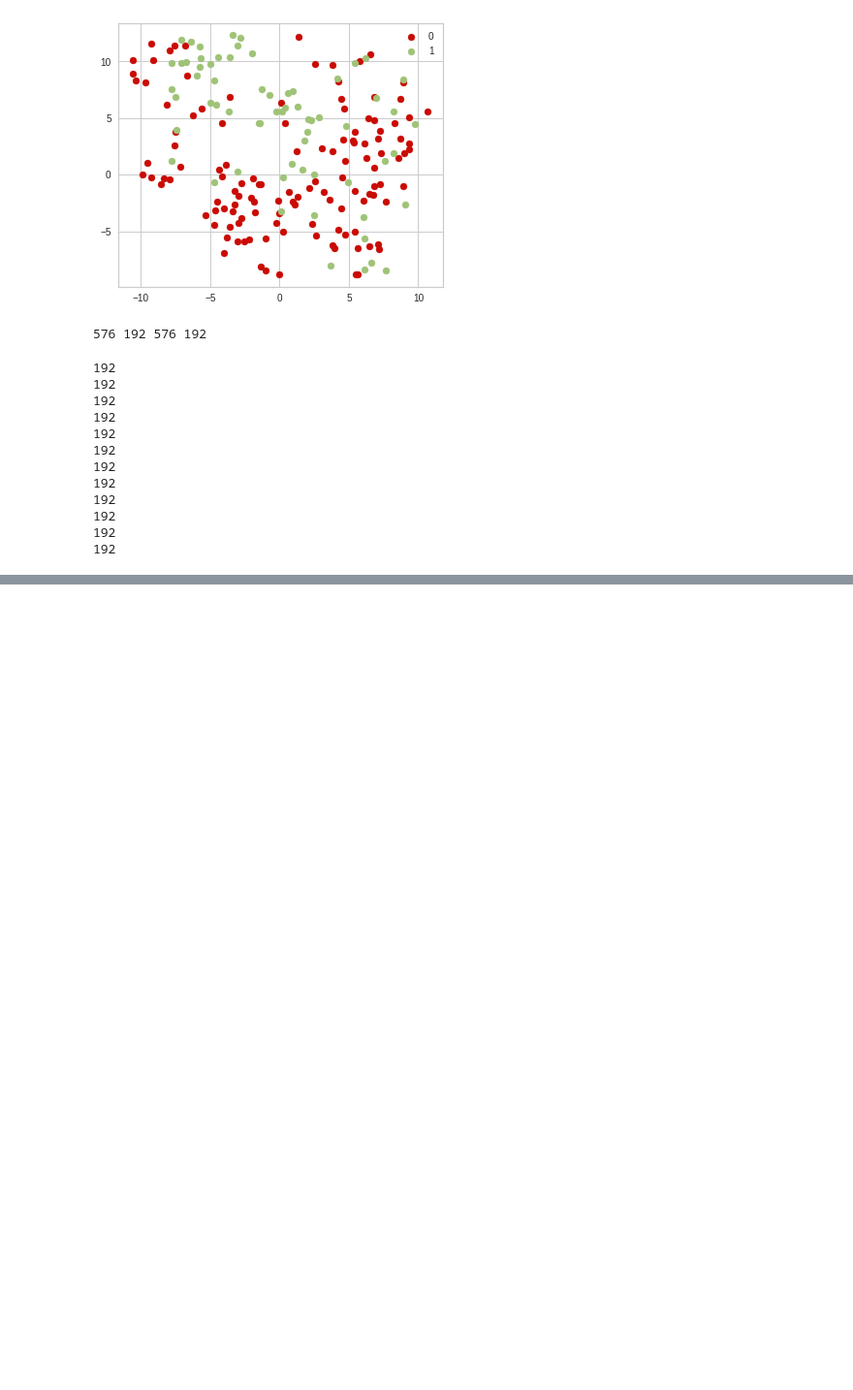
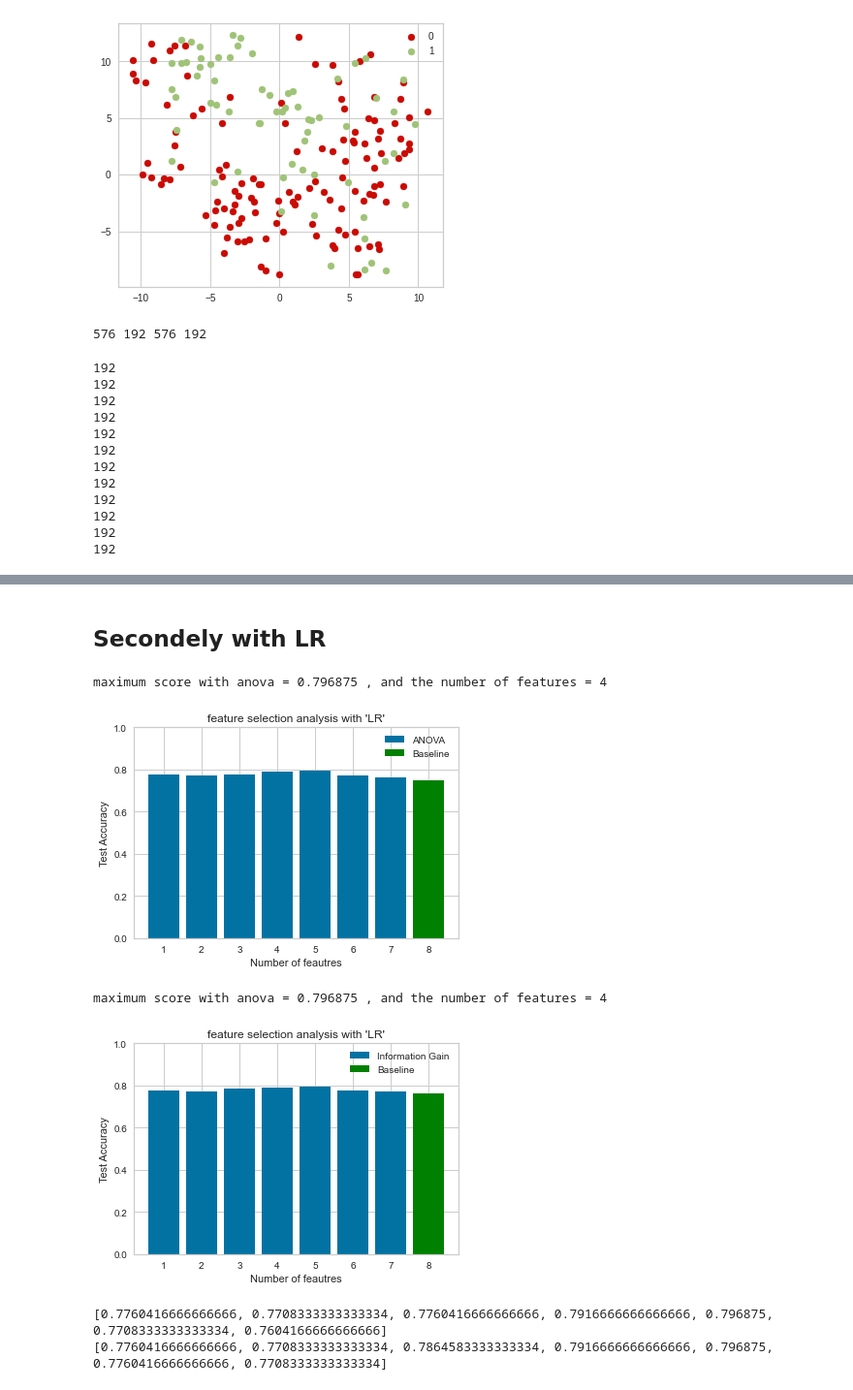
Before and after one commit to Sa2a/Ml_GA3_Clustering, a Jupyter notebook: KNN VS LR analysis.ipynb, the cells around one changed output, grey strips where cells are left out. Shown: that part at 97% size. Drawn from its saved outputs; the diff is of its cells as text; code cells hidden in the pictures; blank space fills up the shorter version.

```diff
--- a/KNN VS LR analysis.ipynb
+++ b/KNN VS LR analysis.ipynb
@@ -457,0 +549,37 @@ plt.show
+# %% [markdown]
+## Secondely with LR
+# %%
+n_features = range(1,len(df.columns)-1)
+LR_ANOVA_accuracies = feature_selection(LogReg,X,Y, feature_selection_method= f_classif, range=n_features )
+LR_INFO_GAIN_accuracies = feature_selection(LogReg,X,Y, feature_selection_method= mutual_info_classif, range=n_features)
+# %%
+max_accuracy_anova = max(LR_ANOVA_accuracies)
+max_accuracy_info = max(LR_INFO_GAIN_accuracies)
+print(f'maximum score with anova = {max_accuracy_anova} , and the number of features = {LR_ANOVA_accuracies.index(max_accuracy_anova)}')
+plt.bar(n_features,LR_ANOVA_accuracies,label="ANOVA")
+plt.bar([8],[evaluation_KNN],label="Baseline",color ="green")
+plt.title("feature selection analysis with 'LR'")
+plt.xlabel("Number of feautres")
+plt.ylabel("Test Accuracy")
+plt.legend()
+plt.ylim(0,1)
+plt.show()
+
+print(f'maximum score with anova = {max_accuracy_info} , and the number of features = {LR_INFO_GAIN_accuracies.index(max_accuracy_info)}')
+plt.bar(n_features,LR_INFO_GAIN_accuracies,label="Information Gain")
+plt.bar([8],[evaluation_LR],label="Baseline",color ="green")
+plt.title("feature selection analysis with 'LR'")
+plt.xlabel("Number of feautres")
+plt.ylabel("Test Accuracy")
+plt.legend()
+plt.ylim(0,1)
+plt.show()
+print(LR_ANOVA_accuracies)
+print(LR_INFO_GAIN_accuracies)
+# %% [output]
+maximum score with anova = 0.796875 , and the number of features = 4
+[figure, added]
+maximum score with anova = 0.796875 , and the number of features = 4
+[figure, added]
+[0.7760416666666666, 0.7708333333333334, 0.7760416666666666, 0.7916666666666666, 0.796875, 0.7708333333333334, 0.7604166666666666]
+[0.7760416666666666, 0.7708333333333334, 0.7864583333333334, 0.7916666666666666, 0.796875, 0.7760416666666666, 0.7708333333333334]
```
Also changed, not shown: parts of 16 cells of this notebook.
